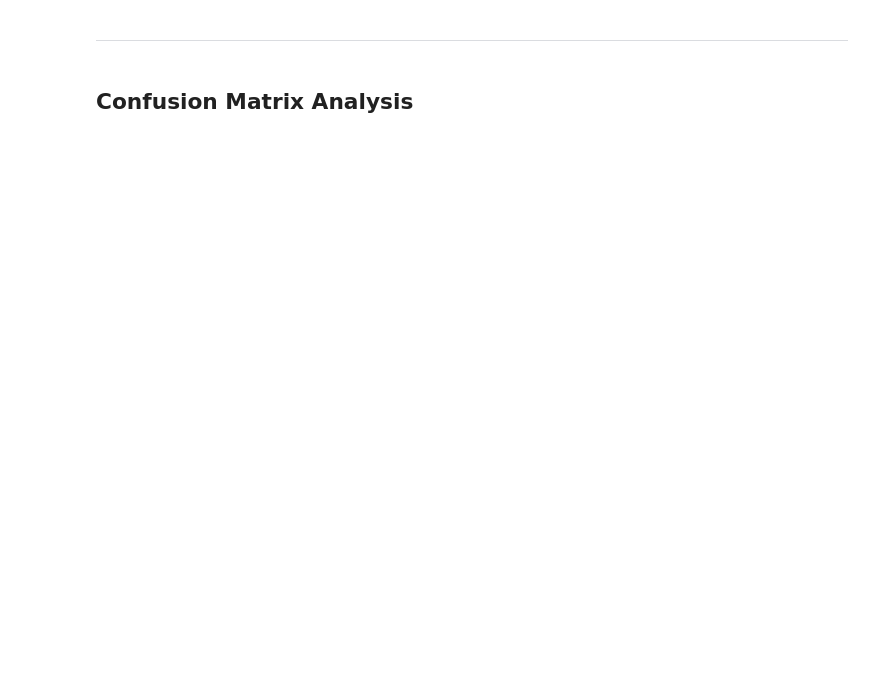
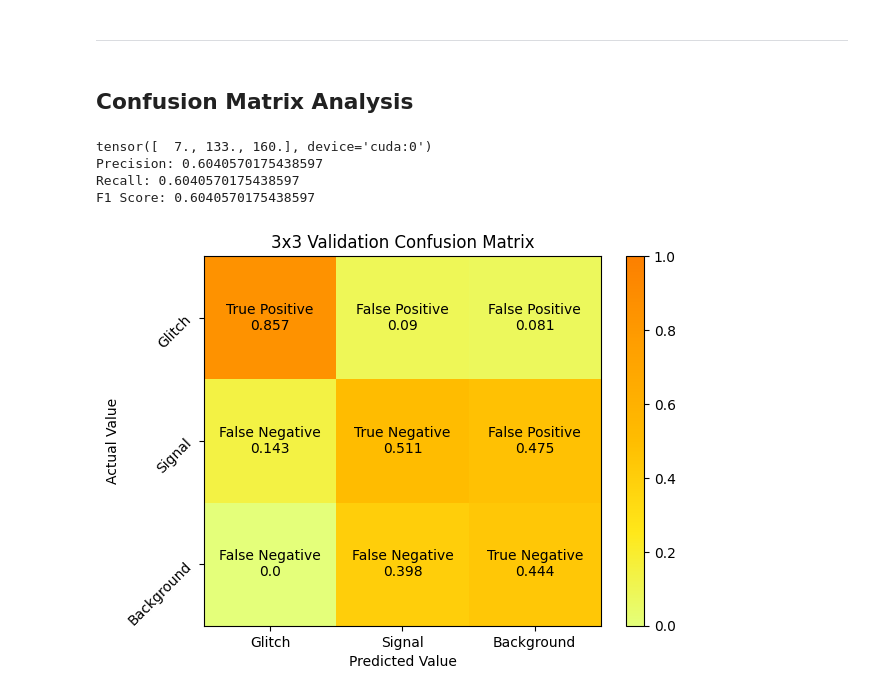
Before and after one commit to GWGASF/gwgasf, a Jupyter notebook: src/GASF Multiclass Classifier.ipynb, the cells around one changed output. Cells and saved outputs as stored; diff of their text form; code cells hidden in the pictures; blank space fills up the shorter version.

```diff
--- a/src/GASF Multiclass Classifier.ipynb
+++ b/src/GASF Multiclass Classifier.ipynb
@@ -771,3 +789,83 @@ if device.type == 'cpu':
     dtype = torch.FloatTensor
 elif device.type =='cuda':
     dtype = torch.cuda.FloatTensor
+# %%
+def calculate_metrics(conf_matrix):
+    # Calculate precision, recall, and F1 score for the entire model
+    TP = np.sum(np.diag(conf_matrix))  # True Positives
+    FP = np.sum(np.sum(conf_matrix, axis=0) - np.diag(conf_matrix))  # False Positives
+    FN = np.sum(np.sum(conf_matrix, axis=1) - np.diag(conf_matrix))  # False Negatives
+
+    precision = TP / (TP + FP)
+    recall = TP / (TP + FN)
+    f1_score = 2 * (precision * recall) / (precision + recall)
+
+    return precision, recall, f1_score
+
+def plot_confusion_matrix(data, title):
+    num_classes = 3
+    conf_matrix = torch.zeros([num_classes,num_classes]).to(device)
+    num_count = torch.zeros([num_classes]).to(device)
+
+    with torch.no_grad():
+        for num, (x, y) in enumerate(tqdm(data)):
+            Real_label = y.to(device)
+
+            # Convert sofmax output to onehot
+            max_class = torch.Tensor.argmax(GASF_Model(x.to(device)), axis=1)
+            pred = F.one_hot(max_class)
+
+            # Accumlating statical value
+            conf_matrix += torch.matmul(pred.T.type(dtype), Real_label.type(dtype))
+            num_count += Real_label.sum(axis=0)
+
+        print(num_count)
+        num_count = num_count.detach().cpu().numpy().astype('float64')
+        conf_matrix = conf_matrix.detach().cpu().numpy().astype('float64')
+
+    # Normalize the confusion matrix.
+    conf_matrix /= num_count
+
+    precision, recall, f1_score = calculate_metrics(conf_matrix)
+
+    print(f'Precision: {precision}')
+    print(f'Recall: {recall}')
+    print(f'F1 Score: {f1_score}')
+
+    # Labels for a 3x3 confusion matrix
+    lab = np.array([['True Positive', 'False Positive', 'False Positive'],
+                    ['False Negative', 'True Negative', 'False Positive'],
+                    ['False Negative', 'False Negative', 'True Negative']])
+
+    plt.figure()
+    color = plt.pcolormesh([conf_matrix[2], conf_matrix[1], conf_matrix[0]], cmap = 'Wistia', vmin=0, vmax=1)
+
+    # Adjust the loop for a 3x3 matrix
+    for i in range(3):
+        for j in range(3):
+            plt.text(i+.5, j+.5,
+                     f'{lab[2-j, i]}\n{round(conf_matrix[2-j, i], 3)}',
+                     ha='center',
+                     va='center')
+
+    # Update the ticks for three classes
+    plt.xticks([.5, 1.5, 2.5], ['Glitch', 'Signal', 'Background'])
+    plt.yticks([.5, 1.5, 2.5], ['Background', 'Signal', 'Glitch'], rotation=45)
+    plt.xlabel('Predicted Value')
+    plt.ylabel('Actual Value')
+    plt.title(f'3x3 {title} Confusion Matrix')
+    plt.colorbar(color)
+    plt.savefig(f'/home/dfredin/gwgasf/results/figures/{title}_confuMatrix.png', bbox_inches = 'tight')
+    plt.show()
+    plt.close()
+
+# Call the function for each of your datasets
+plot_confusion_matrix(validation_data, 'Validation')
+plot_confusion_matrix(training_data, 'Training')
+plot_confusion_matrix(testing_data, 'Test')
+# %% [output]
+tensor([  7., 133., 160.], device='cuda:0')
+Precision: 0.6040570175438597
+Recall: 0.6040570175438597
+F1 Score: 0.6040570175438597
+[figure, added]
```
Also changed, not shown: parts of 17 cells of this notebook.
